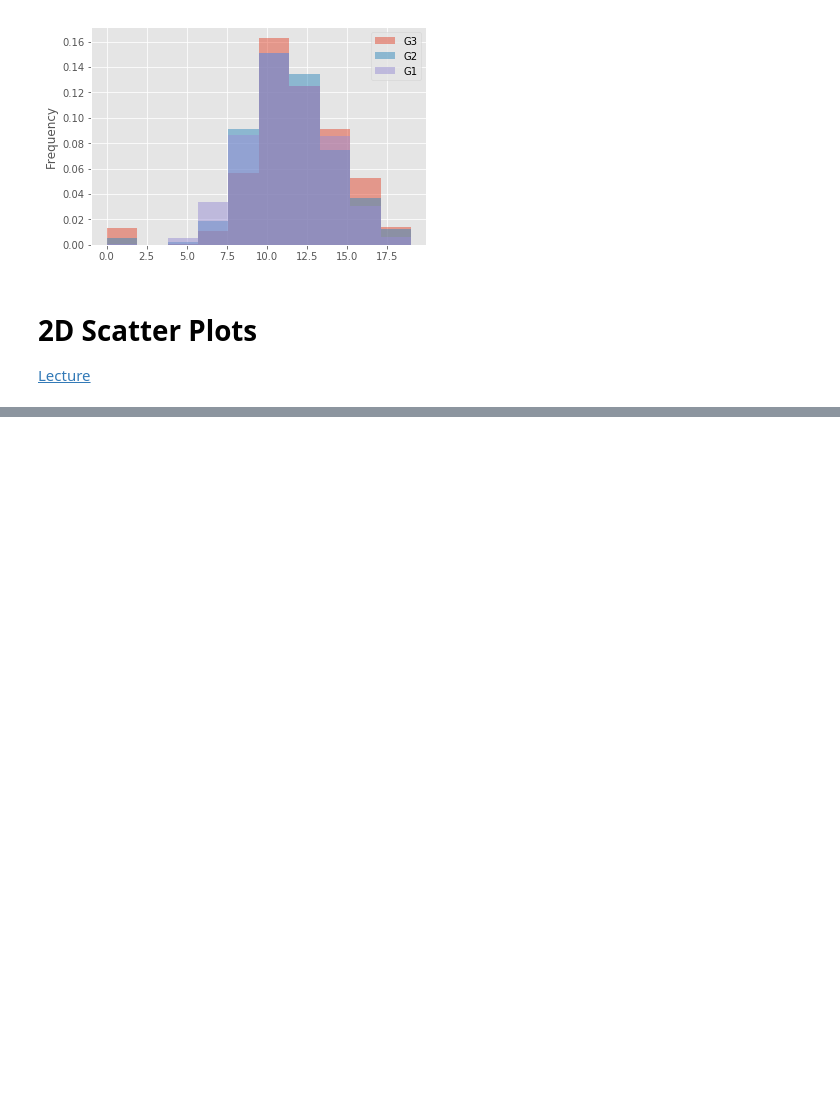
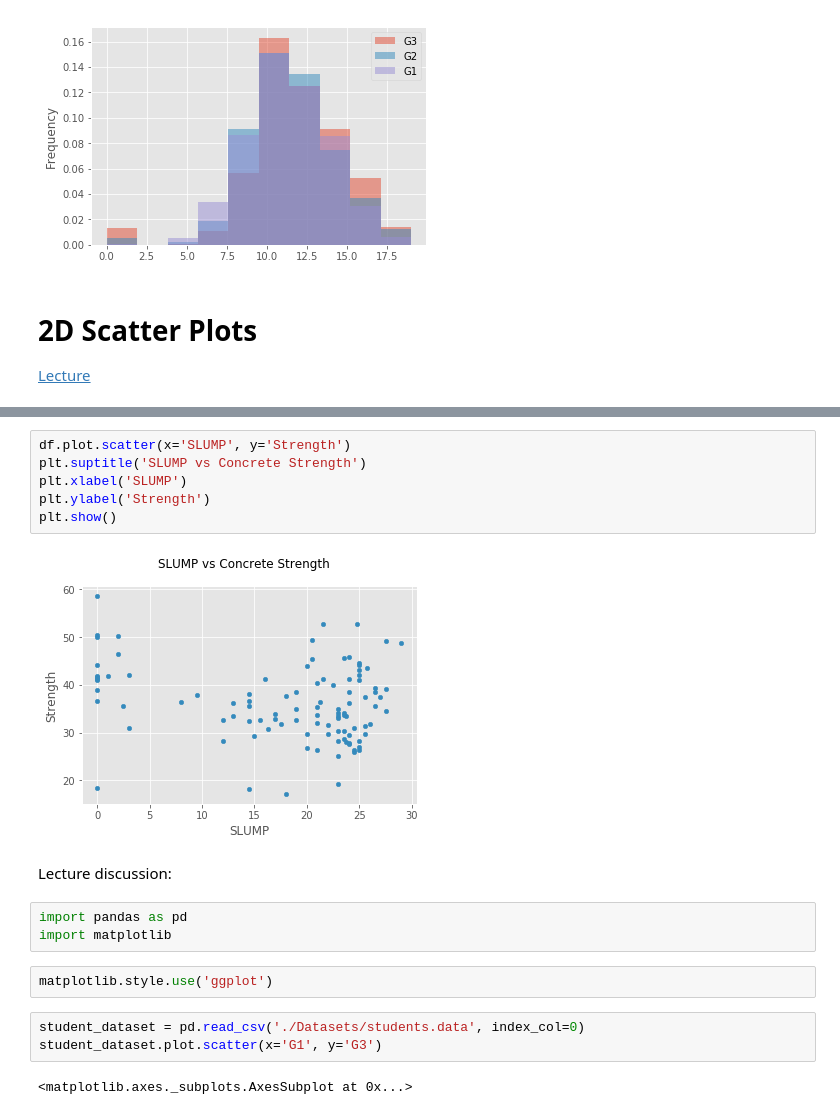
Before and after one commit to tsaomao/edX--MSDS-Curriculum--DAT210x, a Jupyter notebook: Module3/Module3 - Lectures.ipynb, the cells around one changed output, grey strips where cells are left out. Cells and saved outputs as stored; diff of their text form; blank space fills up the shorter version.

Commit message:
Various, and progress on Module 3 lectures
Also added .DS_Store to .gitignore, because somehow macOS decided to change that file somewhere in the repo.

```diff
--- a/Module3/Module3 - Lectures.ipynb
+++ b/Module3/Module3 - Lectures.ipynb
@@ -78,0 +122,20 @@ plt.show()
+# %%
+df.plot.scatter(x='SLUMP', y='Strength')
+plt.suptitle('SLUMP vs Concrete Strength')
+plt.xlabel('SLUMP')
+plt.ylabel('Strength')
+plt.show()
+# %% [output]
+[figure, added]
+# %% [markdown]
+Lecture discussion:
+# %%
+import pandas as pd
+import matplotlib
+# %%
+matplotlib.style.use('ggplot')
+# %%
+student_dataset = pd.read_csv('./Datasets/students.data', index_col=0)
+student_dataset.plot.scatter(x='G1', y='G3')
+# %% [output]
+<matplotlib.axes._subplots.AxesSubplot at 0x...>
```
Also changed, not shown: parts of 28 cells of this notebook, 2 other files.
